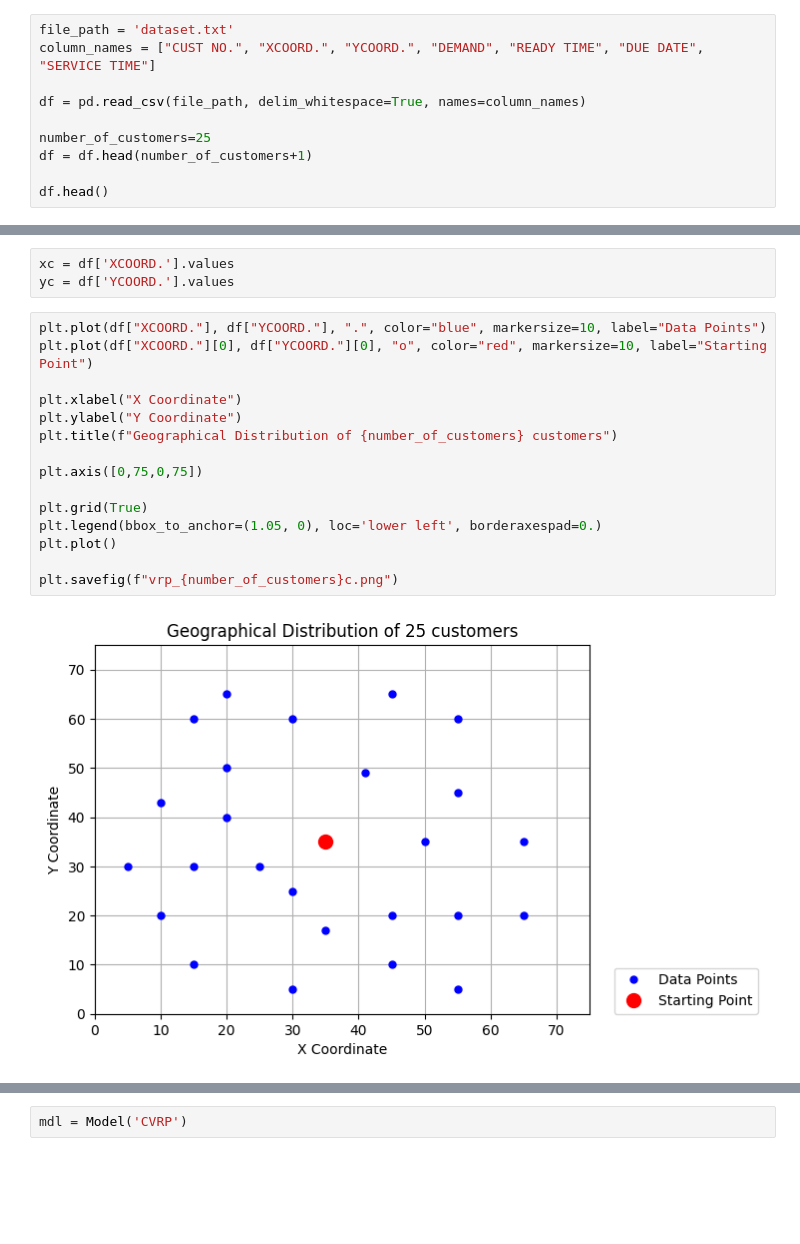
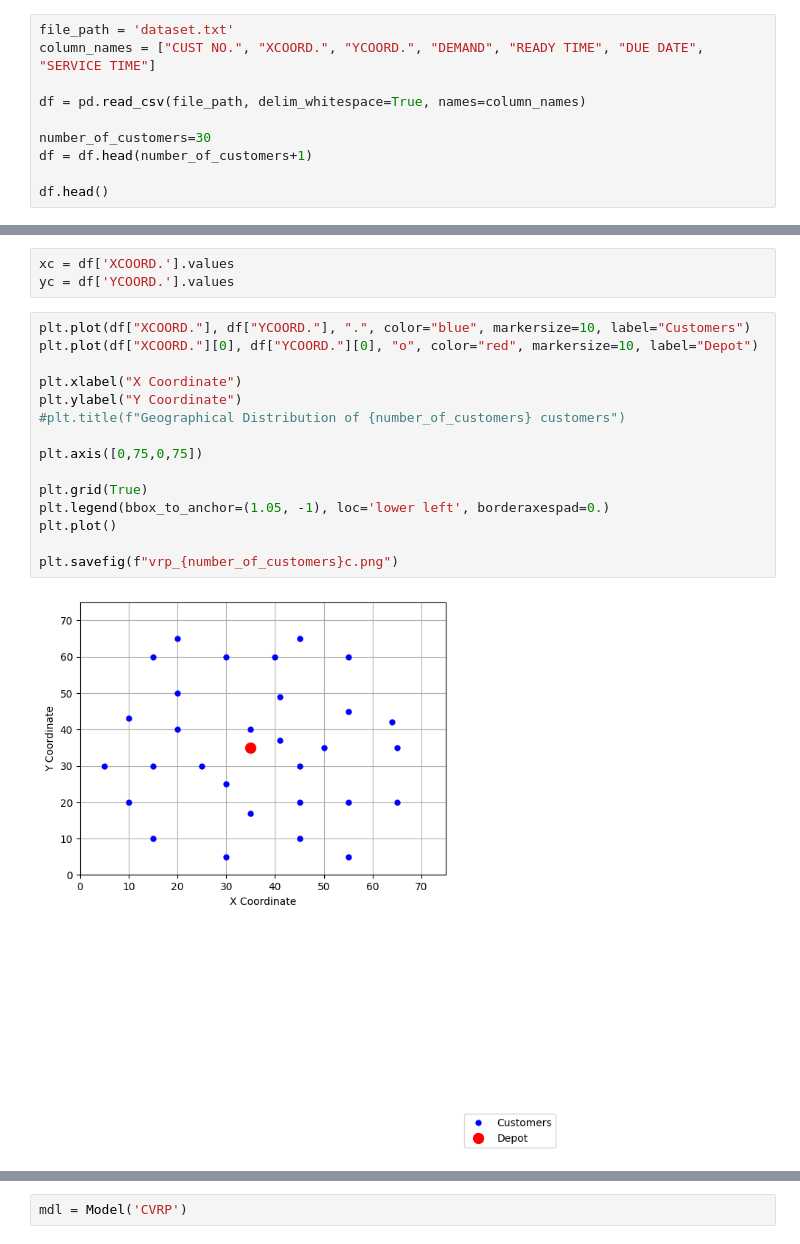
Before and after one commit to c-radicallis/OptimDecision, a Jupyter notebook: routing.ipynb, the cells around one changed output, grey strips where cells are left out. Cells and saved outputs as stored; diff of their text form; blank space fills up the shorter version.

```diff
--- a/routing.ipynb
+++ b/routing.ipynb
@@ -9,7 +10,7 @@ column_names = ["CUST NO.", "XCOORD.", "YCOORD.", "DEMAND", "READY TIME", "DUE D
 
 df = pd.read_csv(file_path, delim_whitespace=True, names=column_names)
 
-number_of_customers=25
+number_of_customers=30
 df = df.head(number_of_customers+1)
 
 df.head()
@@ -24,22 +25,22 @@ df.head()
 xc = df['XCOORD.'].values
 yc = df['YCOORD.'].values
 # %%
-plt.plot(df["XCOORD."], df["YCOORD."], ".", color="blue", markersize=10, label="Data Points")
-plt.plot(df["XCOORD."][0], df["YCOORD."][0], "o", color="red", markersize=10, label="Starting Point")
+plt.plot(df["XCOORD."], df["YCOORD."], ".", color="blue", markersize=10, label="Customers")
+plt.plot(df["XCOORD."][0], df["YCOORD."][0], "o", color="red", markersize=10, label="Depot")
 
 plt.xlabel("X Coordinate")
 plt.ylabel("Y Coordinate")
-plt.title(f"Geographical Distribution of {number_of_customers} customers")
+#plt.title(f"Geographical Distribution of {number_of_customers} customers")
 
 plt.axis([0,75,0,75])
 
 plt.grid(True)
-plt.legend(bbox_to_anchor=(1.05, 0), loc='lower left', borderaxespad=0.)
+plt.legend(bbox_to_anchor=(1.05, -1), loc='lower left', borderaxespad=0.)
 plt.plot()
 
 plt.savefig(f"vrp_{number_of_customers}c.png")
 # %% [output]
-[figure, old version]
+[figure, new version]
 # %%
 n = len(df)-1
 N = [i for i in range(1, n+1)]
```
Also changed, not shown: parts of 10 cells of this notebook.
